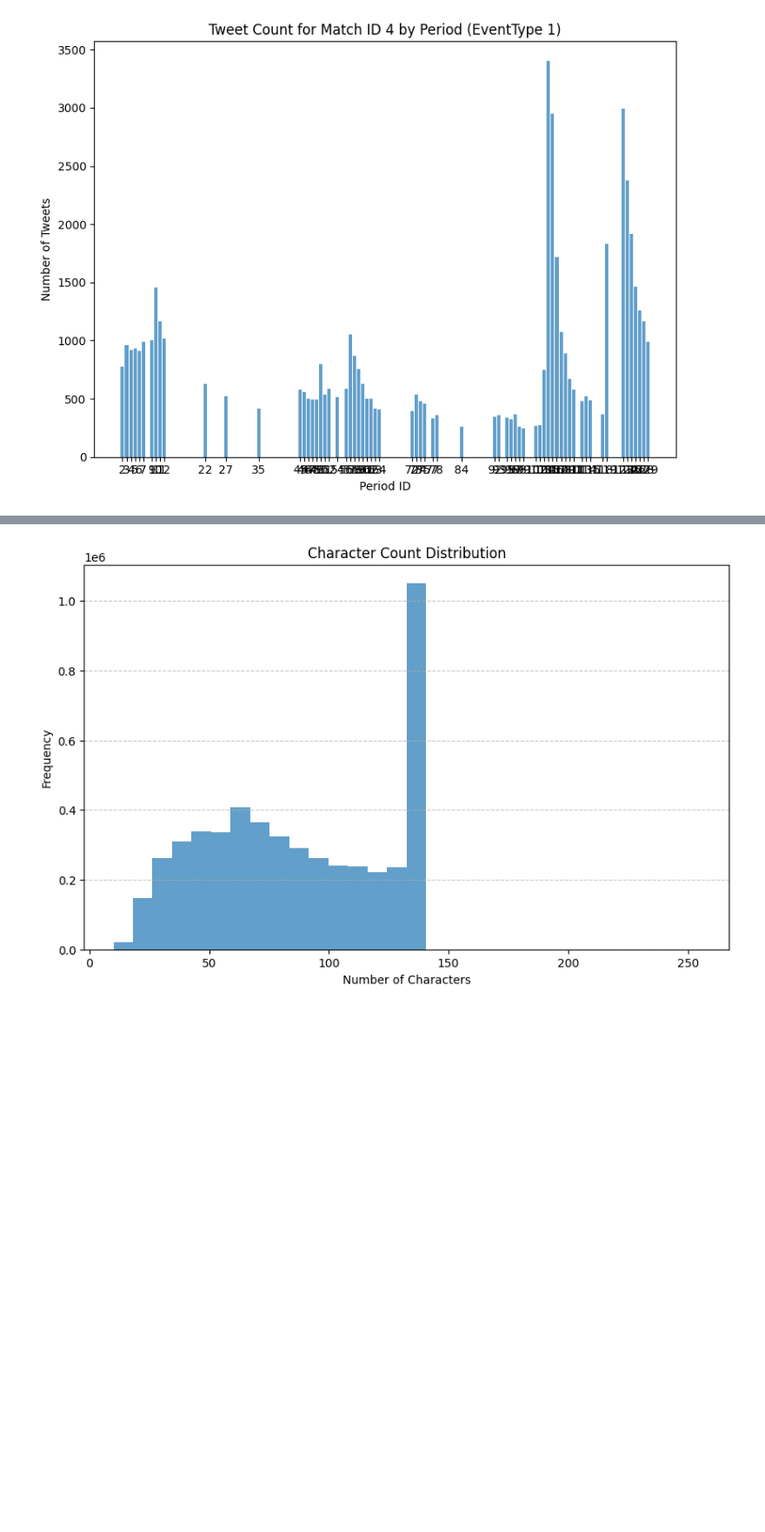
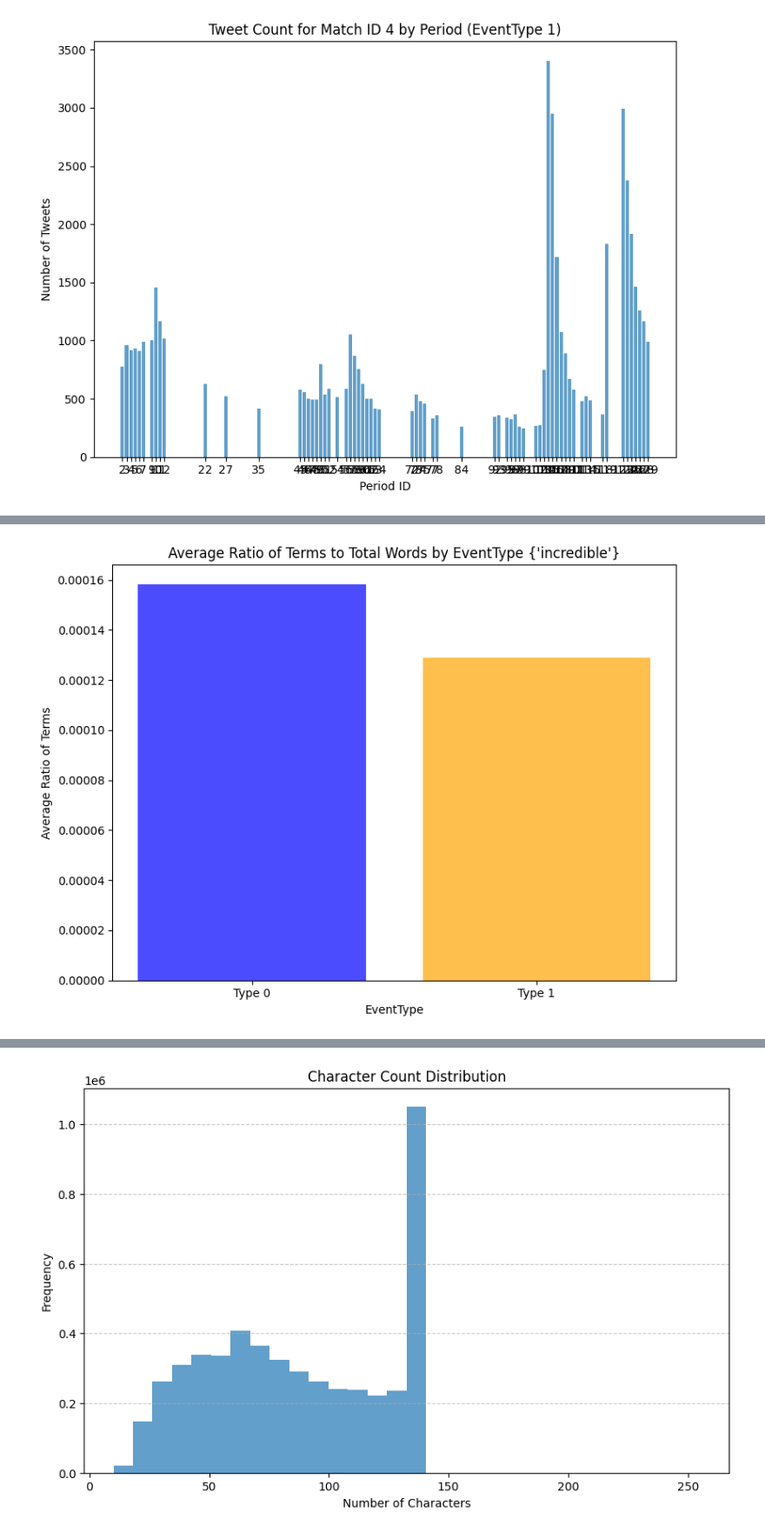
Before and after one commit to Alouloum/Challenge_CSC, a Jupyter notebook: notebooks/exploring_data.ipynb, the cells around one changed output, grey strips where cells are left out. Shown at 87% size. Saved outputs shown, nothing was run; the diff lists cells and outputs as text; code cells hidden in the pictures; blank space fills up the shorter version.

```diff
--- a/notebooks/exploring_data.ipynb
+++ b/notebooks/exploring_data.ipynb
@@ -79,3 +79,88 @@ for event_type in tweets_by_period_event['EventType'].unique():
 # %% [output]
 [figure]
 [figure]
+# %%
+
+
+
+
+def analyse_terms(football_terms, df):
+    def match_football_terms(text):
+        # Create a pattern to match variations of football terms
+        text.lower()
+        pattern = r'\b(?:' + '|'.join([f'{term}+' for term in football_terms]) + r')\b'
+        matches = re.findall(pattern, text.lower())
+        return matches
+
+    # Apply preprocessing and count words in football terms for the whole dataset
+    tqdm.pandas()
+    df['TotalWords'] = df['Tweet'].progress_apply(lambda x: len(x.split()))
+    df['MatchedTerms'] = df['Tweet'].progress_apply(match_football_terms)
+    df['FootballWords'] = df['MatchedTerms'].apply(len)
+
+    # Explode to create one row per matched term
+    exploded_data = df.explode('MatchedTerms')
+
+    # Drop rows with NaN after exploding
+    exploded_data = exploded_data.dropna(subset=['MatchedTerms'])
+
+    # Group by EventType and count occurrences of football terms
+    total_counts = (
+        exploded_data.groupby(['EventType', 'MatchedTerms'])
+        .size()
+        .reset_index(name='Total_Count')
+    )
+
+    # Aggregate the total count of terms for each EventType
+    event_type_totals = total_counts.groupby('EventType')['Total_Count'].sum().reset_index()
+
+    # Display the results
+    print(event_type_totals)
+
+    df['FootballWordRatio'] = df['FootballWords'] / df['TotalWords']
+
+
+    # Calculate the average ratio for each EventType
+    average_ratios = df.groupby('EventType')['FootballWordRatio'].mean().reset_index()
+    # Display the average ratios
+    print("Average Ratio of Football Terms to Total Words by EventType:")
+    print(average_ratios)
+
+    # Display the total counts
+    print("Total Count of Football Terms by EventType:")
+    print(event_type_totals)
+
+    # Plot the comparison
+    import matplotlib.pyplot as plt
+
+    plt.figure(figsize=(8, 6))
+    plt.bar(average_ratios['EventType'], average_ratios['FootballWordRatio'], alpha=0.7, color=['blue', 'orange'])
+    plt.title(f"Average Ratio of Terms to Total Words by EventType {football_terms}")
+    plt.xlabel("EventType")
+    plt.ylabel("Average Ratio of Terms")
+    plt.xticks([0, 1], labels=["Type 0", "Type 1"])
+    plt.tight_layout()
+    plt.show()
+
+
+    # counted_words = total_counts['MatchedTerms'].unique()
+    # print("List of counted words:")
+    # print(counted_words)
+
+# # Define football terms and a function to match similar words
+# football_terms = {"goal", "penalty", "offside", "yellow", "red", "card", "corner", "free", "kick", "var","kickoff" }
+# analyse_terms(football_terms, df)
+
+# no_event_terms = {
+#     "boring", "nothing happened", "dull", "slow", "lackluster",
+#     "no action", "disappointing", "what a waste",
+#     "possession", "strategy", "formation", "passing", "defense",
+#     "midfield", "control",
+#     "waiting...",   "end-to-end", "offside"
+#      "offside flag", "tight defense", "no creativity",
+#     "scoreless ", "break"}
+# analyse_terms(no_event_terms, df)
+
+# analyse_terms({"incredible"}, df)
+# analyse_terms({"wtf"}, df)
+# %% [output]
@@ -81,0 +178 @@ for event_type in tweets_by_period_event['EventType'].unique():
+[figure, added]
```
Also changed, not shown: parts of 7 cells of this notebook.
